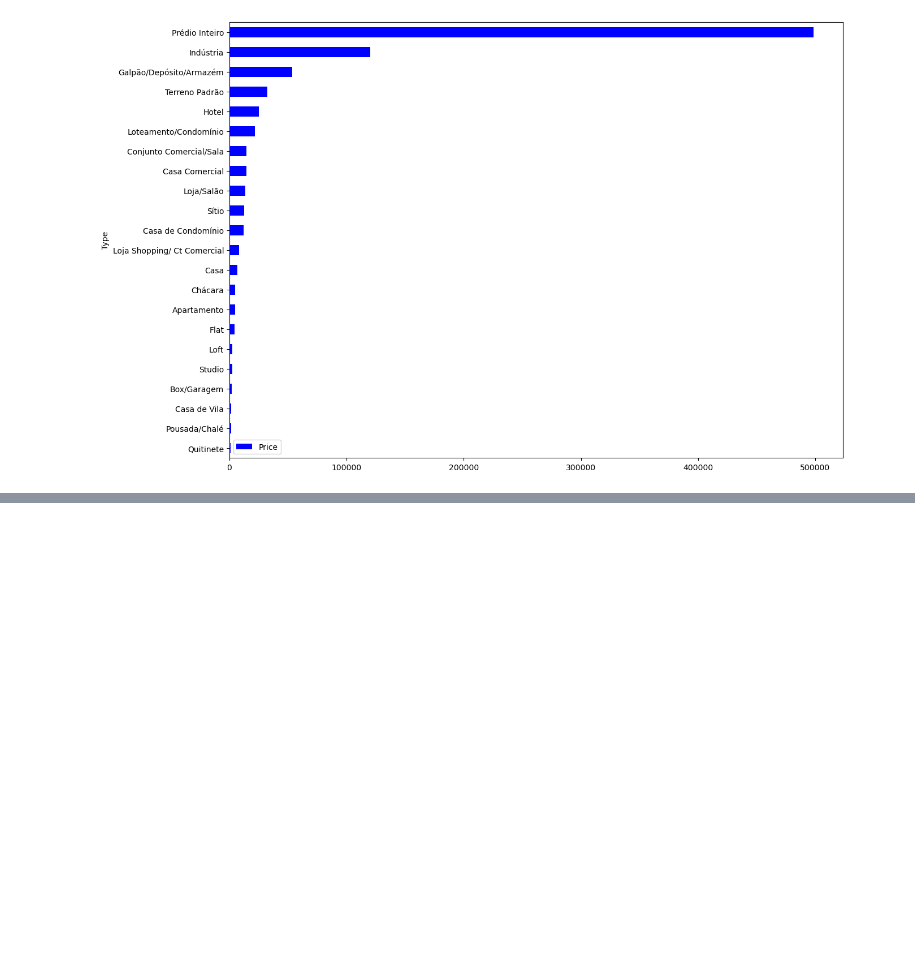
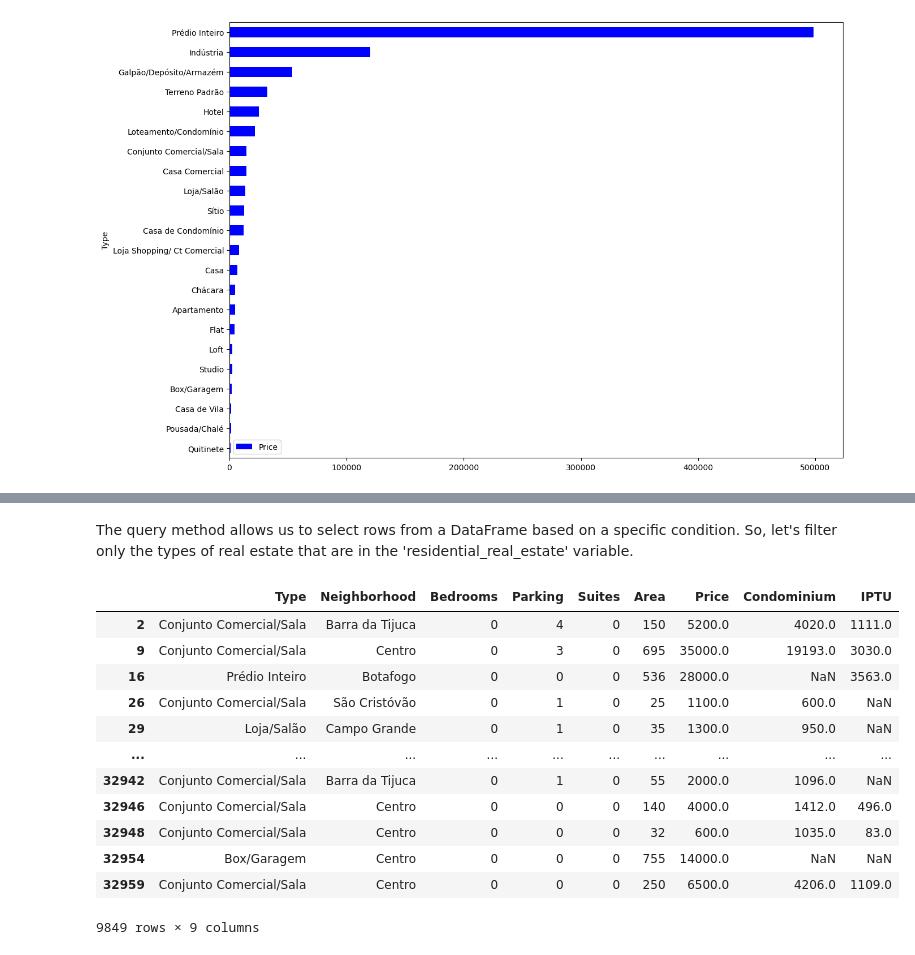
Before and after one commit to bsmiranda/Data_Science, a Jupyter notebook: 02_Real_state_data_analysis/Real_state_data_analysis.ipynb, the cells around one changed output, grey strips where cells are left out. Drawn from its saved outputs; the diff is of its cells as text; code cells hidden in the pictures; blank space fills up the shorter version.

```diff
--- a/02_Real_state_data_analysis/Real_state_data_analysis.ipynb
+++ b/02_Real_state_data_analysis/Real_state_data_analysis.ipynb
@@ -217,0 +239,18 @@ df_price_type.plot(kind='barh', figsize=(14,10), color='blue')
+# %% [markdown]
+The query method allows us to select rows from a DataFrame based on a specific condition. So, let's filter only the types of real estate that are in the 'residential_real_estate' variable.
+# %%
+data.query('@commercial_real_estate in Type') # commercial real estate only
+# %% [output]
+|  | Type | Neighborhood | Bedrooms | Parking | Suites | Area | Price | Condominium | IPTU |
+| 2 | Conjunto Comercial/Sala | Barra da Tijuca | 0 | 4 | 0 | 150 | 5200.0 | 4020.0 | 1111.0 |
+| 9 | Conjunto Comercial/Sala | Centro | 0 | 3 | 0 | 695 | 35000.0 | 19193.0 | 3030.0 |
+| 16 | Prédio Inteiro | Botafogo | 0 | 0 | 0 | 536 | 28000.0 | NaN | 3563.0 |
+| 26 | Conjunto Comercial/Sala | São Cristóvão | 0 | 1 | 0 | 25 | 1100.0 | 600.0 | NaN |
+| 29 | Loja/Salão | Campo Grande | 0 | 1 | 0 | 35 | 1300.0 | 950.0 | NaN |
+| ... | ... | ... | ... | ... | ... | ... | ... | ... | ... |
+| 32942 | Conjunto Comercial/Sala | Barra da Tijuca | 0 | 1 | 0 | 55 | 2000.0 | 1096.0 | NaN |
+| 32946 | Conjunto Comercial/Sala | Centro | 0 | 0 | 0 | 140 | 4000.0 | 1412.0 | 496.0 |
+| 32948 | Conjunto Comercial/Sala | Centro | 0 | 0 | 0 | 32 | 600.0 | 1035.0 | 83.0 |
+| 32954 | Box/Garagem | Centro | 0 | 0 | 0 | 755 | 14000.0 | NaN | NaN |
+| 32959 | Conjunto Comercial/Sala | Centro | 0 | 0 | 0 | 250 | 6500.0 | 4206.0 | 1109.0 |
+9849 rows × 9 columns
```
Also changed, not shown: parts of 27 cells of this notebook.
